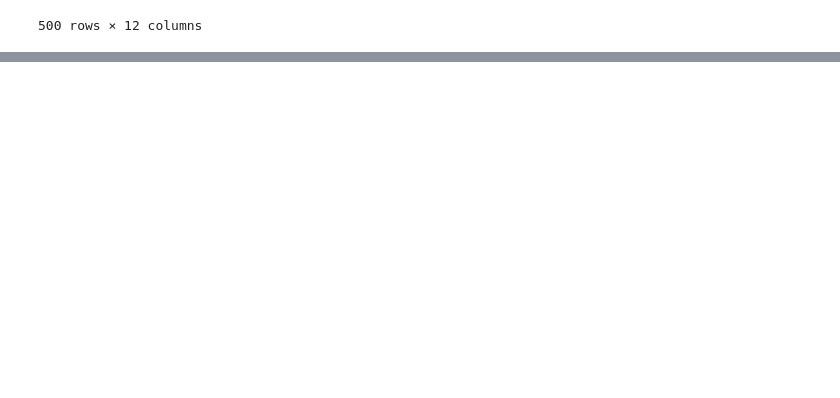
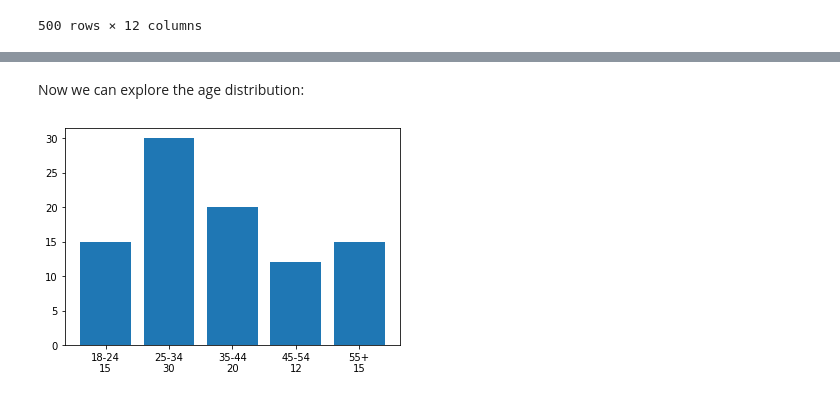
Before and after one commit to Akshath-Mahajan/Synapse-Interview, a Jupyter notebook: Task_Two/DataVisualization.ipynb, the cells around one changed output, grey strips where cells are left out. Cells and saved outputs as stored; diff of their text form; code cells hidden in the pictures; blank space fills up the shorter version.

```diff
--- a/Task_Two/DataVisualization.ipynb
+++ b/Task_Two/DataVisualization.ipynb
@@ -303,0 +401,8 @@ We are finally ready to visualize our data `VizData`
+# %%
+IN_Data = IN_Data[(IN_Data['marital_status'] == 'married') & (IN_Data['device']=='iOS')]
+# %% [markdown]
+Now we can explore the age distribution:
+# %%
+plot_bar('age', IN_Data)
+# %% [output]
+[figure, added]
```
Also changed, not shown: parts of 41 cells of this notebook.
